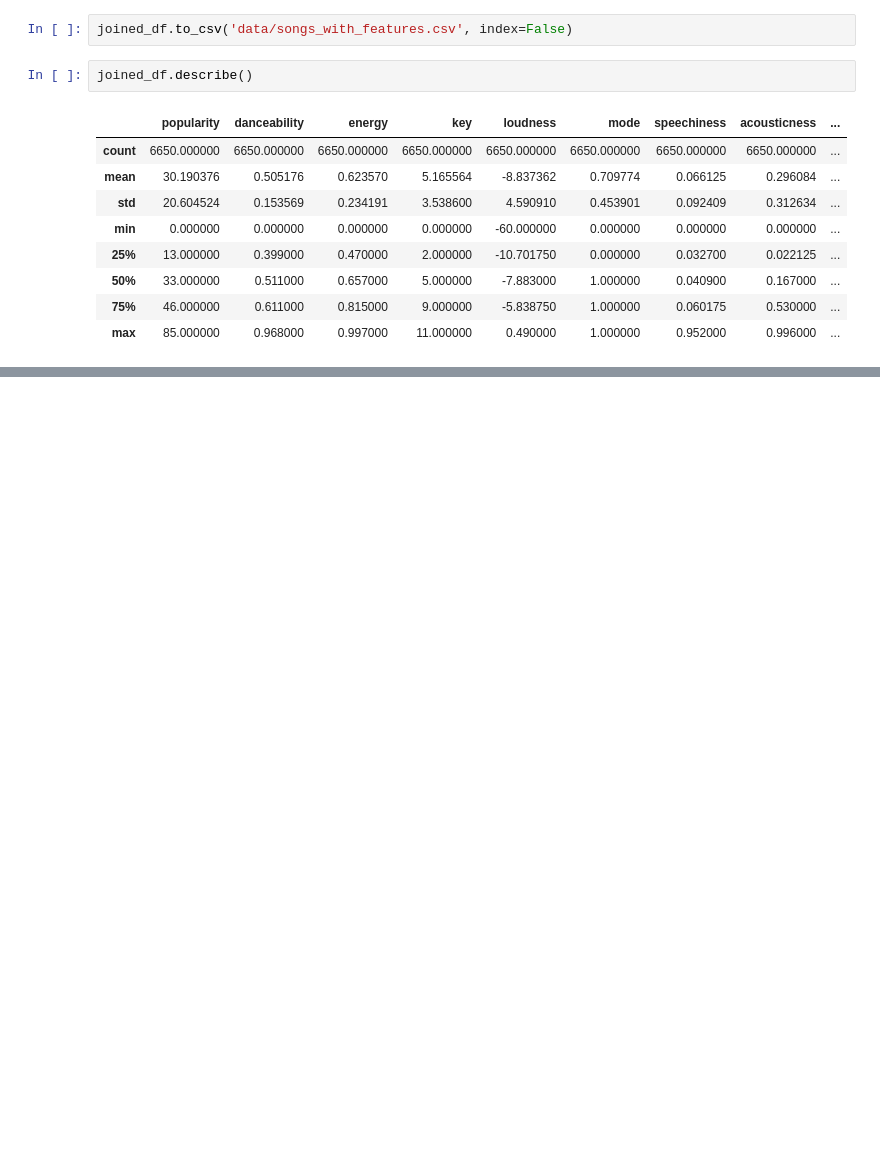
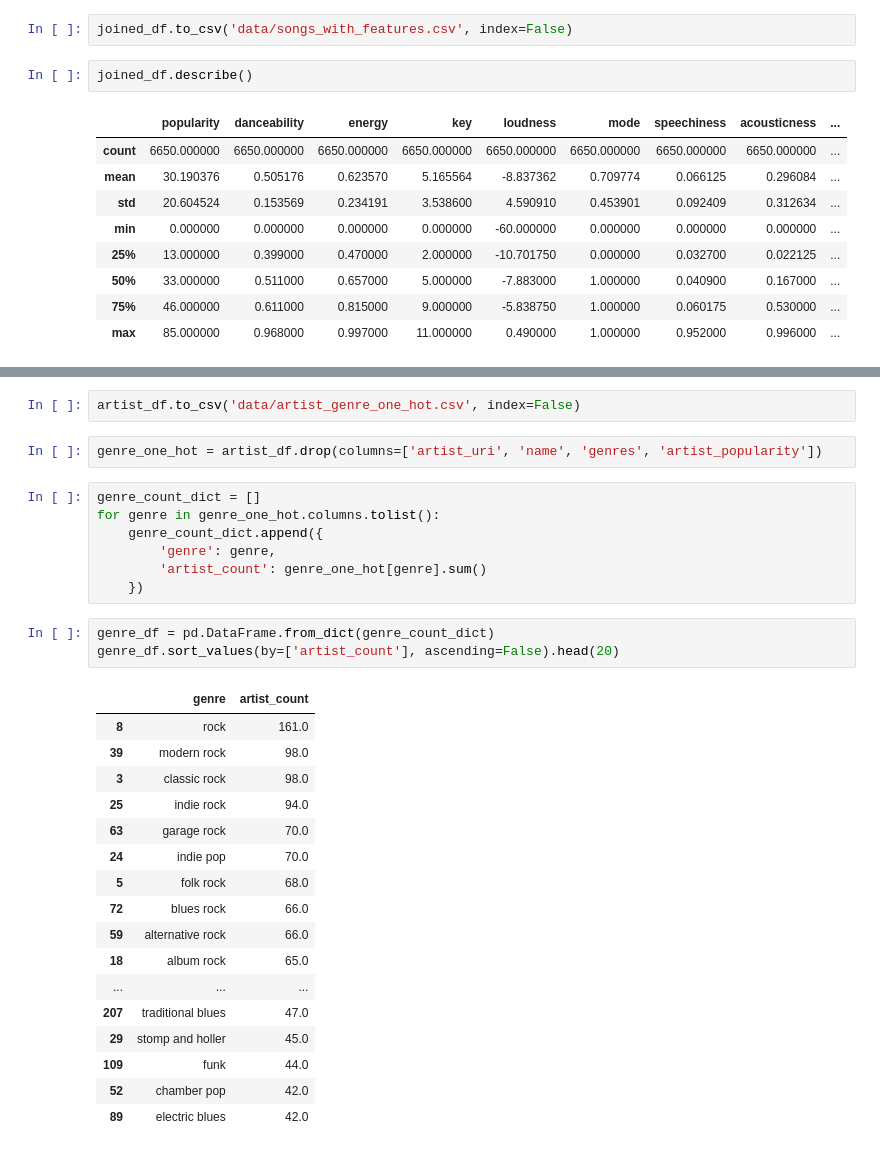
Before and after one commit to honggyu420/spotify-song-clustering, a Jupyter notebook: data_acquisition.ipynb, the cells around one changed output, grey strips where cells are left out. Saved outputs shown, nothing was run; the diff lists cells and outputs as text; blank space fills up the shorter version.

```diff
--- a/data_acquisition.ipynb
+++ b/data_acquisition.ipynb
@@ -299,0 +314,32 @@ joined_df.describe()
+# %%
+artist_df.to_csv('data/artist_genre_one_hot.csv', index=False)
+# %%
+genre_one_hot = artist_df.drop(columns=['artist_uri', 'name', 'genres', 'artist_popularity'])
+# %%
+genre_count_dict = []
+for genre in genre_one_hot.columns.tolist():
+    genre_count_dict.append({
+        'genre': genre,
+        'artist_count': genre_one_hot[genre].sum()
+    })
+# %%
+genre_df = pd.DataFrame.from_dict(genre_count_dict)
+genre_df.sort_values(by=['artist_count'], ascending=False).head(20)
+# %% [output]
+|  | genre | artist_count |
+| 8 | rock | 161.0 |
+| 39 | modern rock | 98.0 |
+| 3 | classic rock | 98.0 |
+| 25 | indie rock | 94.0 |
+| 63 | garage rock | 70.0 |
+| 24 | indie pop | 70.0 |
+| 5 | folk rock | 68.0 |
+| 72 | blues rock | 66.0 |
+| 59 | alternative rock | 66.0 |
+| 18 | album rock | 65.0 |
+| ... | ... | ... |
+| 207 | traditional blues | 47.0 |
+| 29 | stomp and holler | 45.0 |
+| 109 | funk | 44.0 |
+| 52 | chamber pop | 42.0 |
+| 89 | electric blues | 42.0 |
```
Also changed, not shown: parts of 19 cells of this notebook, 2 other files.
